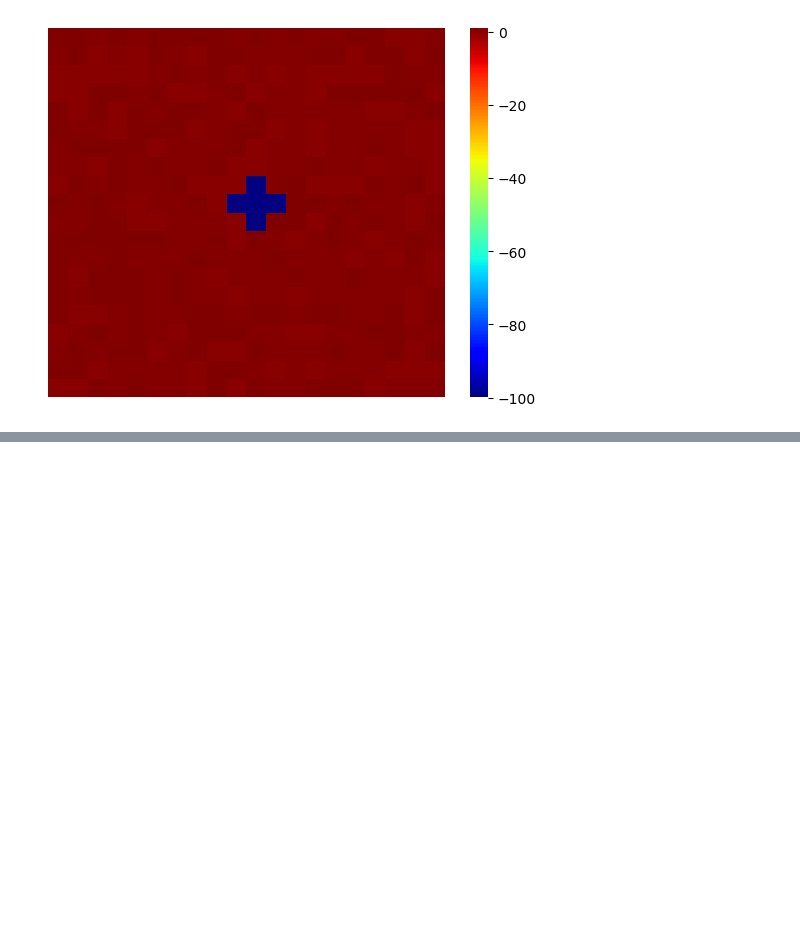
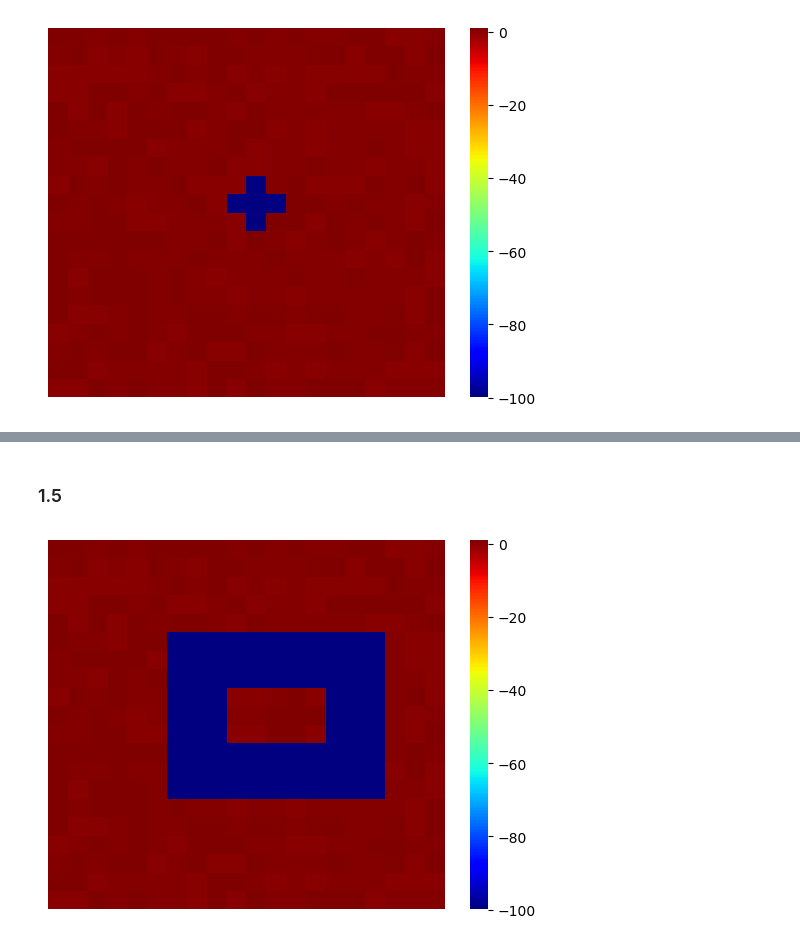
Before and after one commit to Sea-Meets-the-Stars/nenya, a Jupyter notebook: papers/InformationContent/Analysis/Mask_fussing.ipynb, the cells around one changed output, grey strips where cells are left out. Saved outputs shown, nothing was run; the diff lists cells and outputs as text; code cells hidden in the pictures; blank space fills up the shorter version.

```diff
--- a/papers/InformationContent/Analysis/Mask_fussing.ipynb
+++ b/papers/InformationContent/Analysis/Mask_fussing.ipynb
@@ -51,0 +72,7 @@ show_masked(img, grow_msk)
+# %% [markdown]
+### 1.5
+# %%
+grow_msk = wr_utils.grow_mask(mask2, 1.5)
+show_masked(img, grow_msk)
+# %% [output]
+[figure, added]
```
Also changed, not shown: parts of 5 cells of this notebook.
